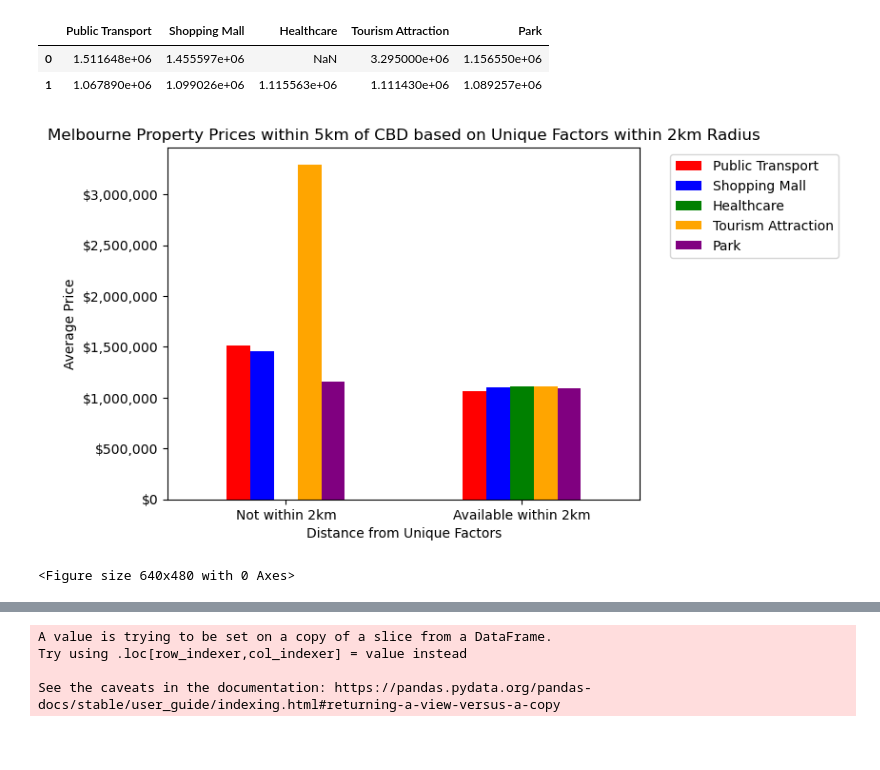
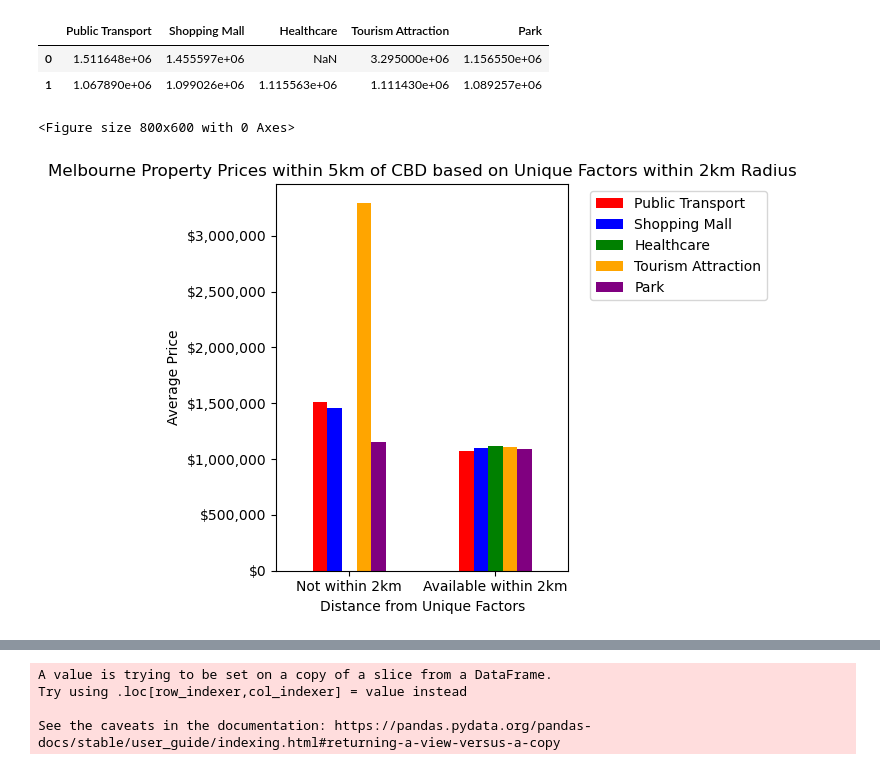
Before and after one commit to Akif23Hasan/Project-1, a Jupyter notebook: Akif_Code_JupyterNotebook.ipynb, the cells around one changed output, grey strips where cells are left out. Drawn from its saved outputs; the diff is of its cells as text; code cells hidden in the pictures; blank space fills up the shorter version.

```diff
--- a/Akif_Code_JupyterNotebook.ipynb
+++ b/Akif_Code_JupyterNotebook.ipynb
@@ -723,31 +724,37 @@ Name: Price, dtype: float64
 # %%
 star_rating_df.index = ["Not within 2km", "Available within 2km"]
 star_rating_df = star_rating_df.astype("float")
 
-#Create a Colour lIST
+# Create a colour list
 colors = ['red', 'blue', 'green', 'orange', 'purple']
-#Plot the bar chart of the two different section
-ax = star_rating_df.plot(kind="bar", color = colors)
+
+# Create a figure object with a larger size
+fig = plt.figure(figsize=(8, 6))
+
+# Plot the bar chart of the two different sections
+ax = star_rating_df.plot(kind="bar", color=colors)
 ax.set_xlabel("Distance from Unique Factors")
 ax.set_ylabel("Average Price")
 ax.set_title("Melbourne Property Prices within 5km of CBD based on Unique Factors within 2km Radius")
 
 # Format the y-axis ticks to display values in dollars
 fmt = '${x:,.0f}'
 tick = mtick.StrMethodFormatter(fmt)
 ax.yaxis.set_major_formatter(tick)
 
 # Set the legend outside the plot
 ax.legend(bbox_to_anchor=(1.05, 1), loc='upper left')
-
 plt.xticks(rotation=0)
-plt.show()
 
 # Save the figure
-plt.savefig("Output Data/Graph Images/AvgPricePerUniqueFactorWithin2kmRadius-5KM_Data")
+plt.tight_layout()
+plt.savefig("Output Data/Graph Images/AvgPricePerUniqueFactorWithin2kmRadius-5KM_Data", bbox_inches='tight')
+
+# Show the plot
+plt.show()
 # %% [output]
+<Figure size 800x600 with 0 Axes>
-[figure, old version]
+[figure, new version]
-<Figure size 640x480 with 0 Axes>
 # %%
 # Define the bins for the Star Rating
 bins = [0, 1, 2, 3, 4, 5]
```
Also changed, not shown: parts of 8 cells of this notebook, 2 other files.
